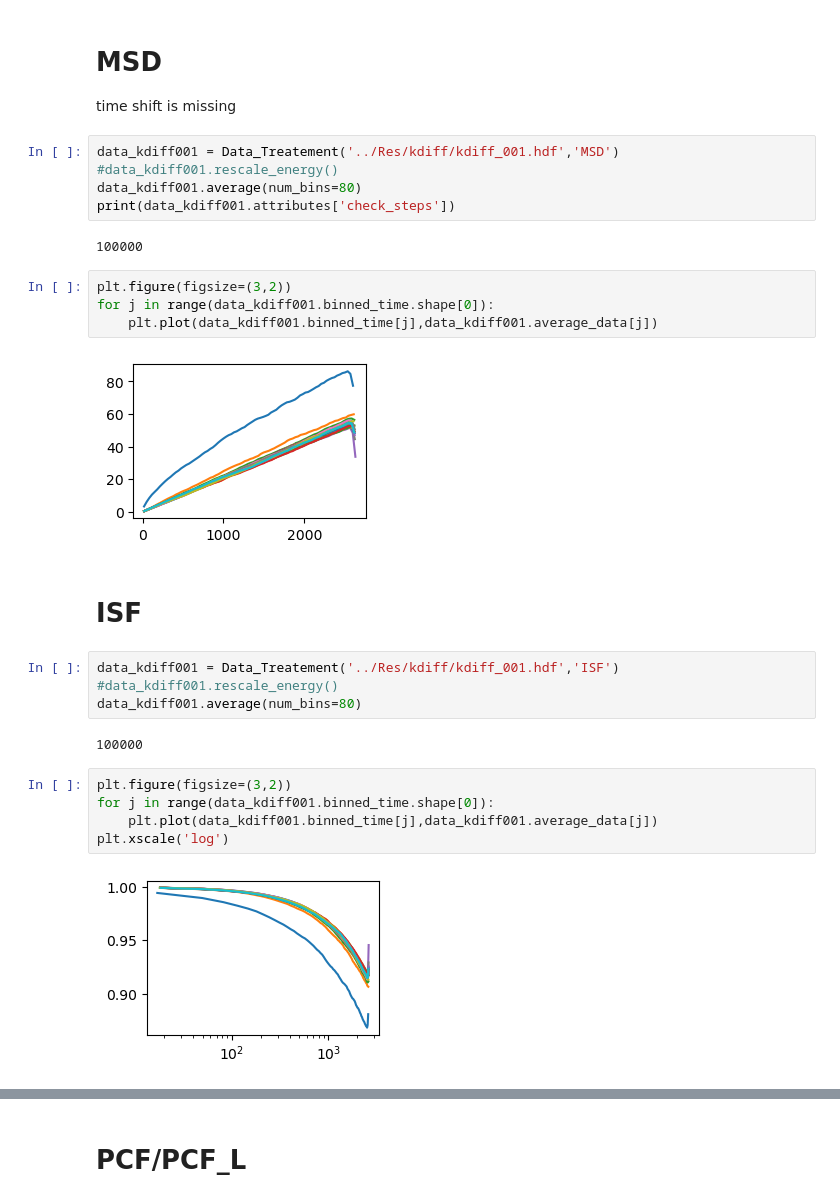
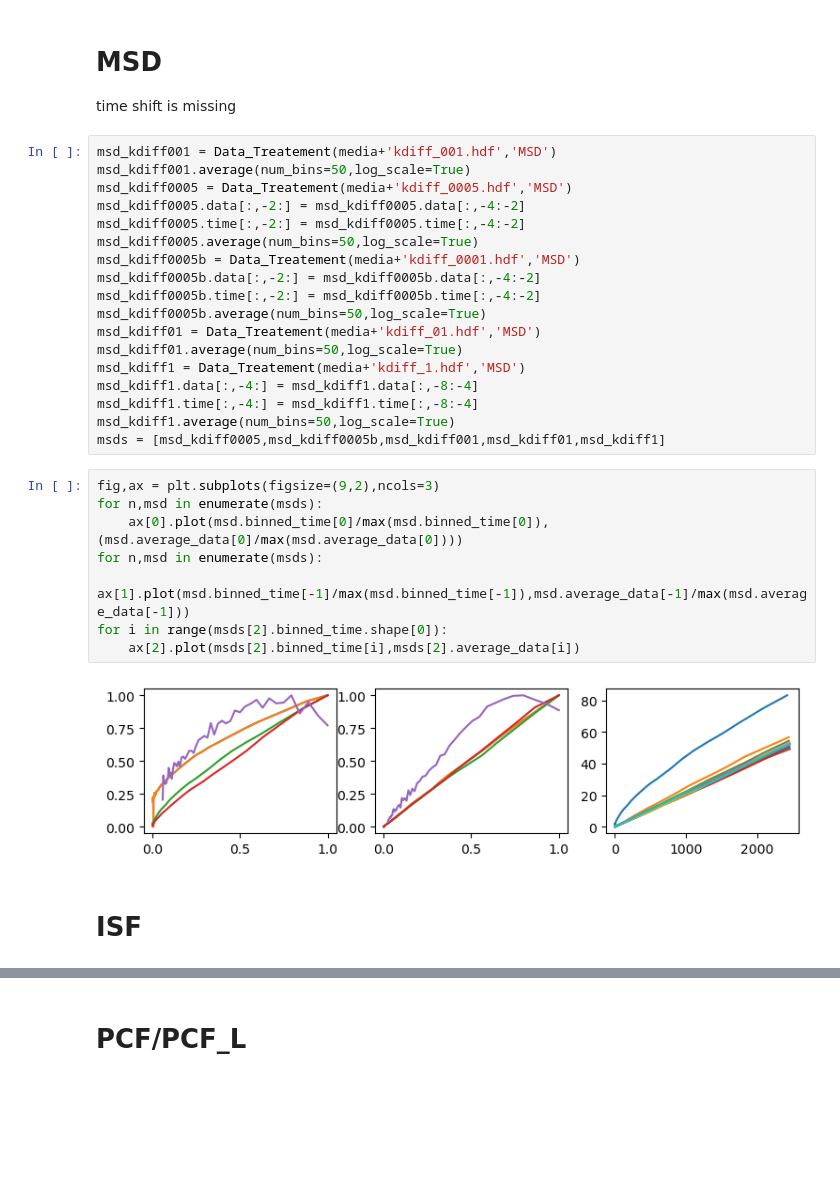
Before and after one commit to HugoLeRoy94/Parallel_gillespie, a Jupyter notebook: Analyze/Analyze_kdiff.ipynb, the cells around one changed output, grey strips where cells are left out. Cells and saved outputs as stored; diff of their text form; blank space fills up the shorter version.

```diff
--- a/Analyze/Analyze_kdiff.ipynb
+++ b/Analyze/Analyze_kdiff.ipynb
@@ -131,31 +163,33 @@ Text(0, 0.5, 'nearest neighbor distance')
 # %% [markdown]
 # MSD
 time shift is missing
-# %%
-data_kdiff001 = Data_Treatement('../Res/kdiff/kdiff_001.hdf','MSD')
-#data_kdiff001.rescale_energy()
-data_kdiff001.average(num_bins=80)
-print(data_kdiff001.attributes['check_steps'])
-# %% [output]
-100000
-# %%
-plt.figure(figsize=(3,2))
-for j in range(data_kdiff001.binned_time.shape[0]):
-    plt.plot(data_kdiff001.binned_time[j],data_kdiff001.average_data[j])
-# %% [output]
-[figure, removed]
+# %%
+msd_kdiff001 = Data_Treatement(media+'kdiff_001.hdf','MSD')
+msd_kdiff001.average(num_bins=50,log_scale=True)
+msd_kdiff0005 = Data_Treatement(media+'kdiff_0005.hdf','MSD')
+msd_kdiff0005.data[:,-2:] = msd_kdiff0005.data[:,-4:-2]
+msd_kdiff0005.time[:,-2:] = msd_kdiff0005.time[:,-4:-2]
+msd_kdiff0005.average(num_bins=50,log_scale=True)
+msd_kdiff0005b = Data_Treatement(media+'kdiff_0001.hdf','MSD')
+msd_kdiff0005b.data[:,-2:] = msd_kdiff0005b.data[:,-4:-2]
+msd_kdiff0005b.time[:,-2:] = msd_kdiff0005b.time[:,-4:-2]
+msd_kdiff0005b.average(num_bins=50,log_scale=True)
+msd_kdiff01 = Data_Treatement(media+'kdiff_01.hdf','MSD')
+msd_kdiff01.average(num_bins=50,log_scale=True)
+msd_kdiff1 = Data_Treatement(media+'kdiff_1.hdf','MSD')
+msd_kdiff1.data[:,-4:] = msd_kdiff1.data[:,-8:-4]
+msd_kdiff1.time[:,-4:] = msd_kdiff1.time[:,-8:-4]
+msd_kdiff1.average(num_bins=50,log_scale=True)
+msds = [msd_kdiff0005,msd_kdiff0005b,msd_kdiff001,msd_kdiff01,msd_kdiff1]
+# %%
+fig,ax = plt.subplots(figsize=(9,2),ncols=3)
+for n,msd in enumerate(msds):
+    ax[0].plot(msd.binned_time[0]/max(msd.binned_time[0]),(msd.average_data[0]/max(msd.average_data[0])))
+for n,msd in enumerate(msds):
+    ax[1].plot(msd.binned_time[-1]/max(msd.binned_time[-1]),msd.average_data[-1]/max(msd.average_data[-1]))
+for i in range(msds[2].binned_time.shape[0]):
+    ax[2].plot(msds[2].binned_time[i],msds[2].average_data[i])
+# %% [output]
+[figure, added]
 # %% [markdown]
 # ISF
-# %%
-data_kdiff001 = Data_Treatement('../Res/kdiff/kdiff_001.hdf','ISF')
-#data_kdiff001.rescale_energy()
-data_kdiff001.average(num_bins=80)
-# %% [output]
-100000
-# %%
-plt.figure(figsize=(3,2))
-for j in range(data_kdiff001.binned_time.shape[0]):
-    plt.plot(data_kdiff001.binned_time[j],data_kdiff001.average_data[j])
-plt.xscale('log')
-# %% [output]
-[figure, removed]
```
Also changed, not shown: parts of 21 cells of this notebook.
